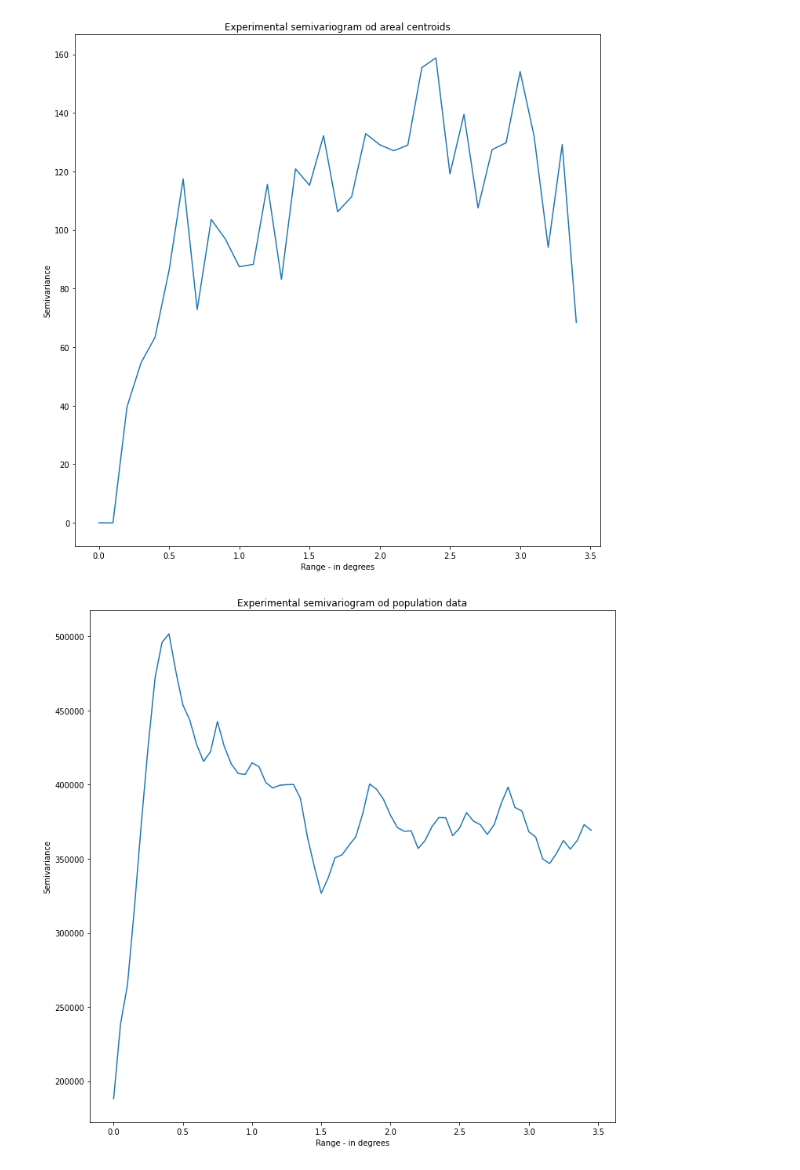
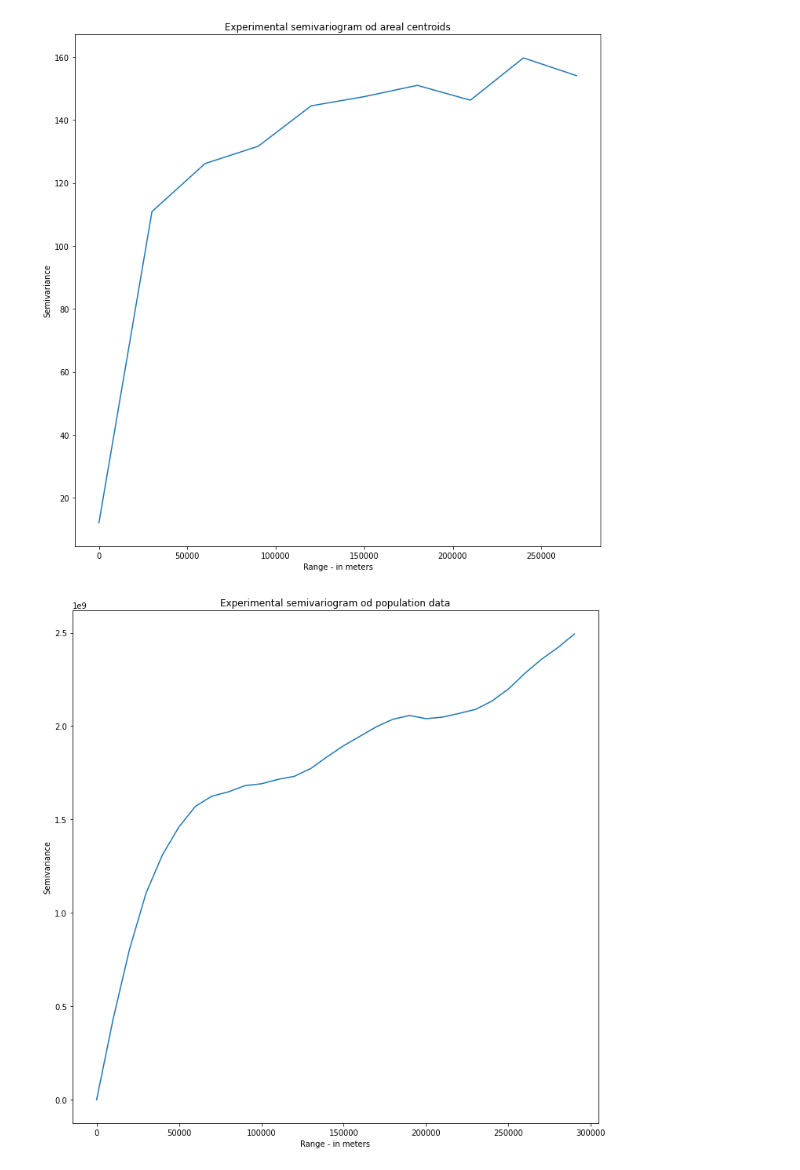
Before and after one commit to SimonMolinsky/pyinterpolate-paper, a Jupyter notebook: joss paper example.ipynb, the cells around one changed output. Cells and saved outputs as stored; diff of their text form; code cells hidden in the pictures.

```diff
--- a/joss paper example.ipynb
+++ b/joss paper example.ipynb
@@ -12,19 +12,19 @@ from pyinterpolate.kriging import ArealKriging
 import matplotlib.pyplot as plt
 
 
-areal_data = 'breast_cancer_rate_per_area_2.shp'
-point_data = 'population_blocks.shp'
+areal_data = 'repro_base_cancer.shp'
+point_data = 'population_base.shp'
 
-areal_id = 'id'
+areal_id = 'FIPS'
 areal_val = 'rate'
-points_val = 'POPULATION'
+points_val = 'POP10'
 
 areal_data_prepared = prepare_areal_shapefile(areal_data, areal_id, areal_val)
 
 points_in_area = get_points_within_area(areal_data, point_data, areal_id_col_name=areal_id, points_val_col_name=points_val)
 # %%
-maximum_range = 3.5
-step_size = 0.1
+maximum_range = 300000
+step_size = 30000
 
 dt = areal_data_prepared[:, 2:]  # x, y, val
 exp_semivar = calculate_semivariance(data=dt, step_size=step_size, max_range=maximum_range)
@@ -34,40 +34,40 @@ exp_semivar = calculate_semivariance(data=dt, step_size=step_size, max_range=max
 plt.figure(figsize=(12, 12))
 plt.plot(exp_semivar[:, 0], exp_semivar[:, 1])
 plt.title('Experimental semivariogram od areal centroids')
-plt.xlabel('Range - in degrees')
+plt.xlabel('Range - in meters')
 plt.ylabel('Semivariance')
 plt.show()
 # %% [output]
-[figure, old version]
+[figure, new version]
 # %%
 def build_point_array(points):
     a = None
 
     for rec in points:
         if a is None:
             a = rec.copy()
         else:
             a = np.vstack((a, rec))
 
     return a
 
-maximum_point_range = 3.5
-step_size_points = 0.05
+maximum_point_range = 300000
+step_size_points = 10000
 
 
 pt = build_point_array(points_in_area[:, 1])  # x, y, val
 exp_semivar = calculate_semivariance(data=pt, step_size=step_size_points, max_range=maximum_point_range)
 
 # Plot experimental semivariogram
 
 plt.figure(figsize=(12, 12))
 plt.plot(exp_semivar[:, 0], exp_semivar[:, 1])
 plt.title('Experimental semivariogram od population data')
-plt.xlabel('Range - in degrees')
+plt.xlabel('Range - in meters')
 plt.ylabel('Semivariance')
 plt.show()
 # %% [output]
-[figure, old version]
+[figure, new version]
 # %%
 reg_mod = RegularizedSemivariogram()
 
```
Also changed, not shown: parts of 7 cells of this notebook, 32 other files.
